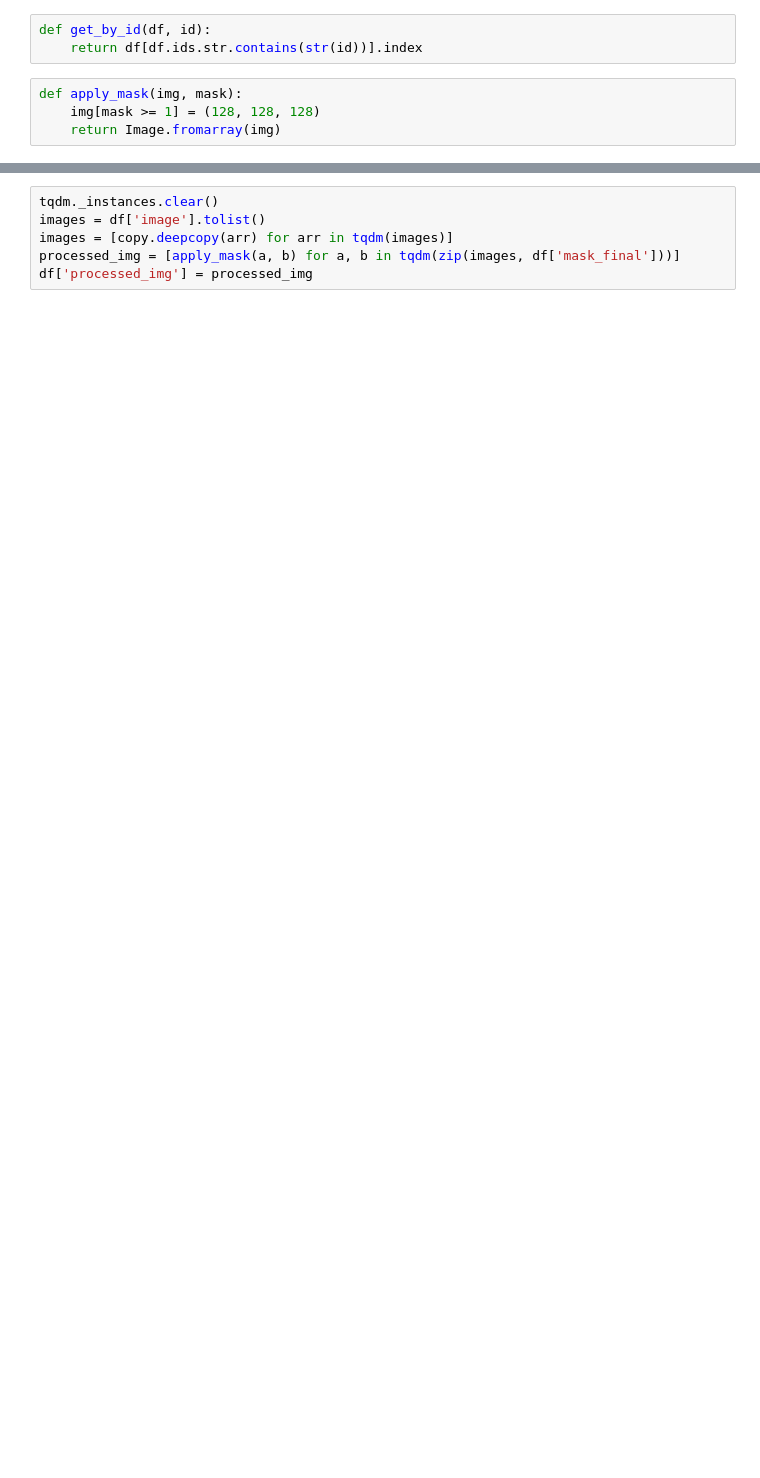
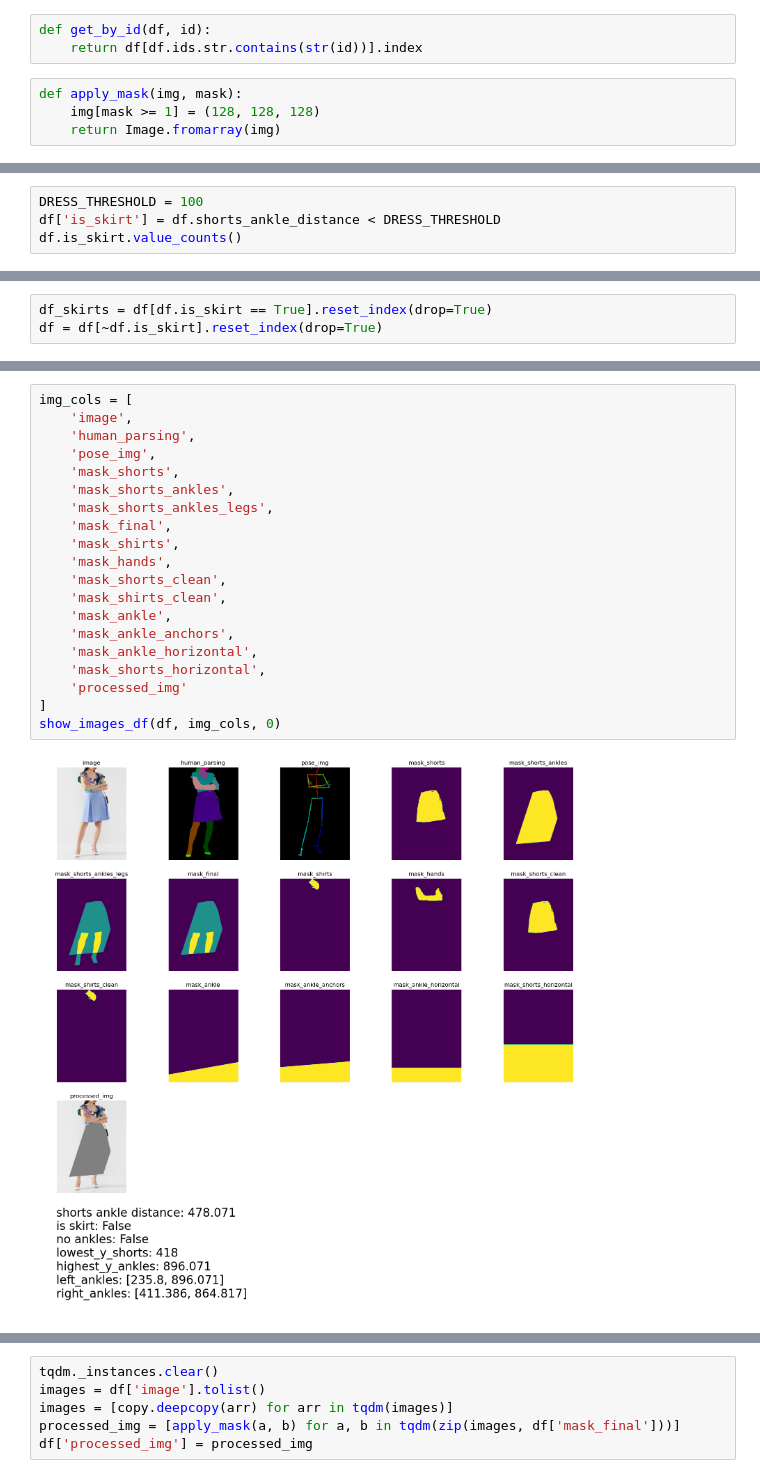
Before and after one commit to mShaldzhiyan/test_task_big, a Jupyter notebook: main.ipynb, the cells around one changed output, grey strips where cells are left out. Drawn from its saved outputs; the diff is of its cells as text; blank space fills up the shorter version.

```diff
--- a/main.ipynb
+++ b/main.ipynb
@@ -284,0 +235,4 @@ def apply_mask(img, mask):
+# %%
+DRESS_THRESHOLD = 100
+df['is_skirt'] = df.shorts_ankle_distance < DRESS_THRESHOLD
+df.is_skirt.value_counts()
@@ -284,0 +243,3 @@ def apply_mask(img, mask):
+# %%
+df_skirts = df[df.is_skirt == True].reset_index(drop=True)
+df = df[~df.is_skirt].reset_index(drop=True)
@@ -284,0 +309,22 @@ def apply_mask(img, mask):
+# %%
+img_cols = [
+    'image',
+    'human_parsing',
+    'pose_img',
+    'mask_shorts',
+    'mask_shorts_ankles',
+    'mask_shorts_ankles_legs',
+    'mask_final',
+    'mask_shirts',
+    'mask_hands',
+    'mask_shorts_clean',
+    'mask_shirts_clean',
+    'mask_ankle',
+    'mask_ankle_anchors',
+    'mask_ankle_horizontal',
+    'mask_shorts_horizontal',
+    'processed_img'
+]
+show_images_df(df, img_cols, 0)
+# %% [output]
+[figure, added]
```
Also changed, not shown: parts of 42 cells of this notebook, 1 other file.
